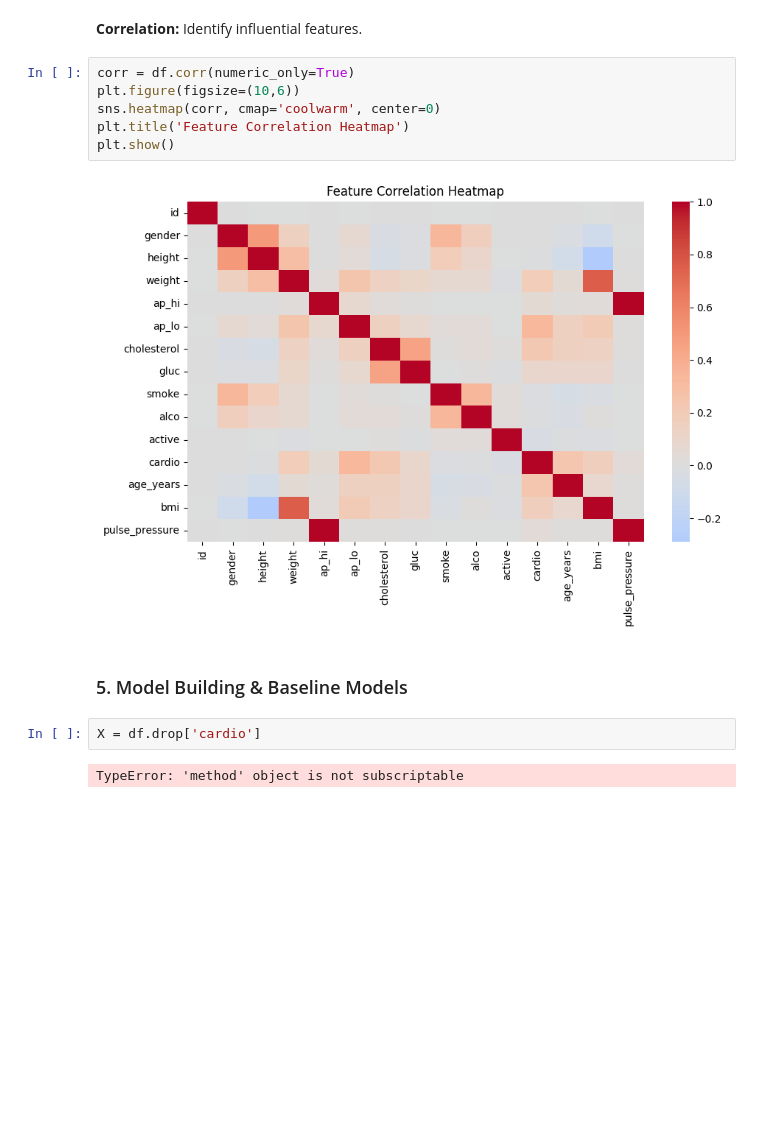
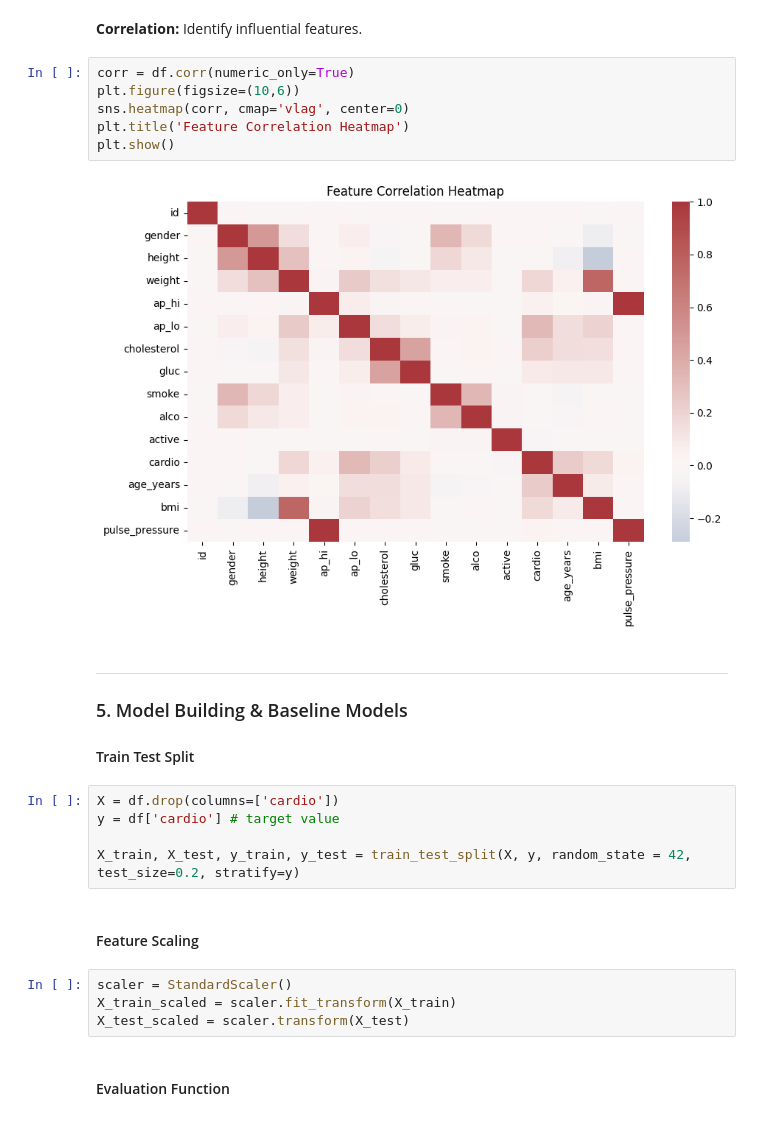
Before and after one commit to GurmaanSidhu/cardio-health-prediction-ml, a Jupyter notebook: ca2.ipynb, the cells around one changed output. Cells and saved outputs as stored; diff of their text form; blank space fills up the shorter version.

```diff
--- a/ca2.ipynb
+++ b/ca2.ipynb
@@ -205,14 +209,25 @@ plt.show()
 # %%
 corr = df.corr(numeric_only=True)
 plt.figure(figsize=(10,6))
-sns.heatmap(corr, cmap='coolwarm', center=0)
+sns.heatmap(corr, cmap='vlag', center=0)
 plt.title('Feature Correlation Heatmap')
 plt.show()
 # %% [output]
-[figure, old version]
+[figure, new version]
 # %% [markdown]
+---
 ### 5. Model Building & Baseline Models
+#### Train Test Split
 # %%
-X = df.drop['cardio']
+X = df.drop(columns=['cardio'])
+y = df['cardio'] # target value
+
+X_train, X_test, y_train, y_test = train_test_split(X, y, random_state = 42, test_size=0.2, stratify=y)
-# %% [output]
-TypeError: 'method' object is not subscriptable
+# %% [markdown]
+#### Feature Scaling
+# %%
+scaler = StandardScaler()
+X_train_scaled = scaler.fit_transform(X_train)
+X_test_scaled = scaler.transform(X_test)
+# %% [markdown]
+#### Evaluation Function
```
Also changed, not shown: parts of 11 cells of this notebook.
